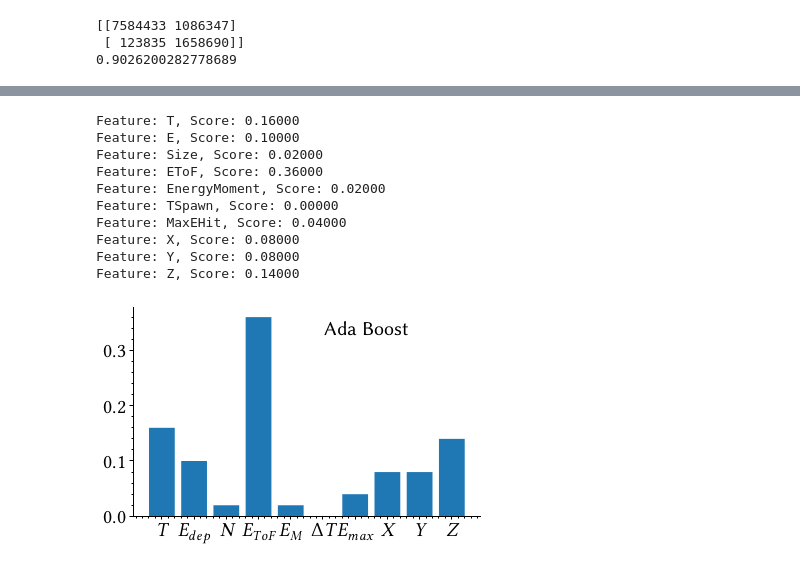
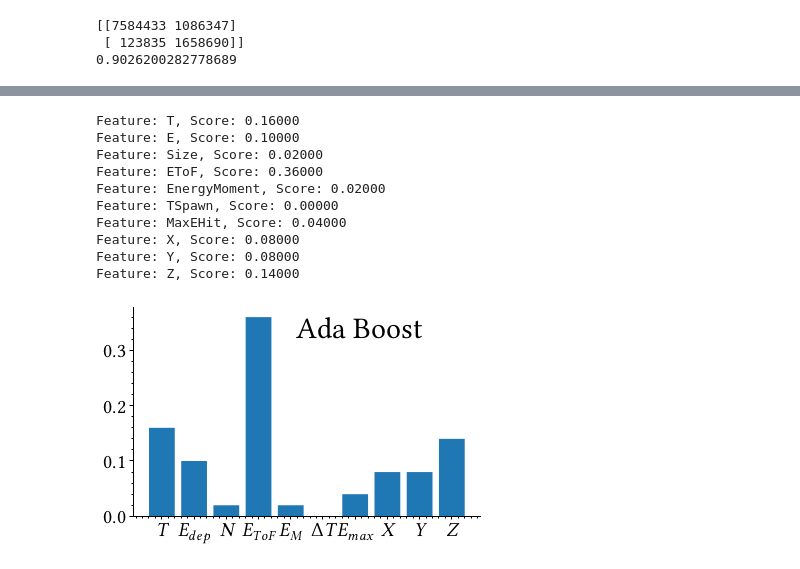
Before and after one commit to janmayer/NeuLAND-reconstruction-ml, a Jupyter notebook: clusterfeature/07-feature-influence.ipynb, the cells around one changed output, grey strips where cells are left out. Cells and saved outputs as stored; diff of their text form; code cells hidden in the pictures.

```diff
--- a/clusterfeature/07-feature-influence.ipynb
+++ b/clusterfeature/07-feature-influence.ipynb
@@ -333,28 +333,28 @@ display(fig)
 # %%
 importance = ada_model.feature_importances_
 
 for i, v in enumerate(importance):
     print("Feature: %s, Score: %.5f" % (features[i], v))
 
 fig = plt.figure(figsize=(6.224, 6.224 / 1.618))
 ax = fig.add_subplot(111)
 ax.bar([x for x in range(len(importance))], importance, tick_label=features_disp)
 ax.text(
-    0.55, 0.9, "Ada Boost", horizontalalignment="left", verticalalignment="center", transform=ax.transAxes, fontsize=20,
+    0.47, 0.9, "Ada Boost", horizontalalignment="left", verticalalignment="center", transform=ax.transAxes, fontsize=30,
 )
 
 fig.savefig(f"results/ada_feat.pdf", bbox_inches="tight")
 
 display(fig)
 # %% [output]
 Feature: T, Score: 0.16000
 Feature: E, Score: 0.10000
 Feature: Size, Score: 0.02000
 Feature: EToF, Score: 0.36000
 Feature: EnergyMoment, Score: 0.02000
 Feature: TSpawn, Score: 0.00000
 Feature: MaxEHit, Score: 0.04000
 Feature: X, Score: 0.08000
 Feature: Y, Score: 0.08000
 Feature: Z, Score: 0.14000
-[figure, old version]
+[figure, new version]
```
Also changed, not shown: parts of 4 cells of this notebook, 13 other files.
